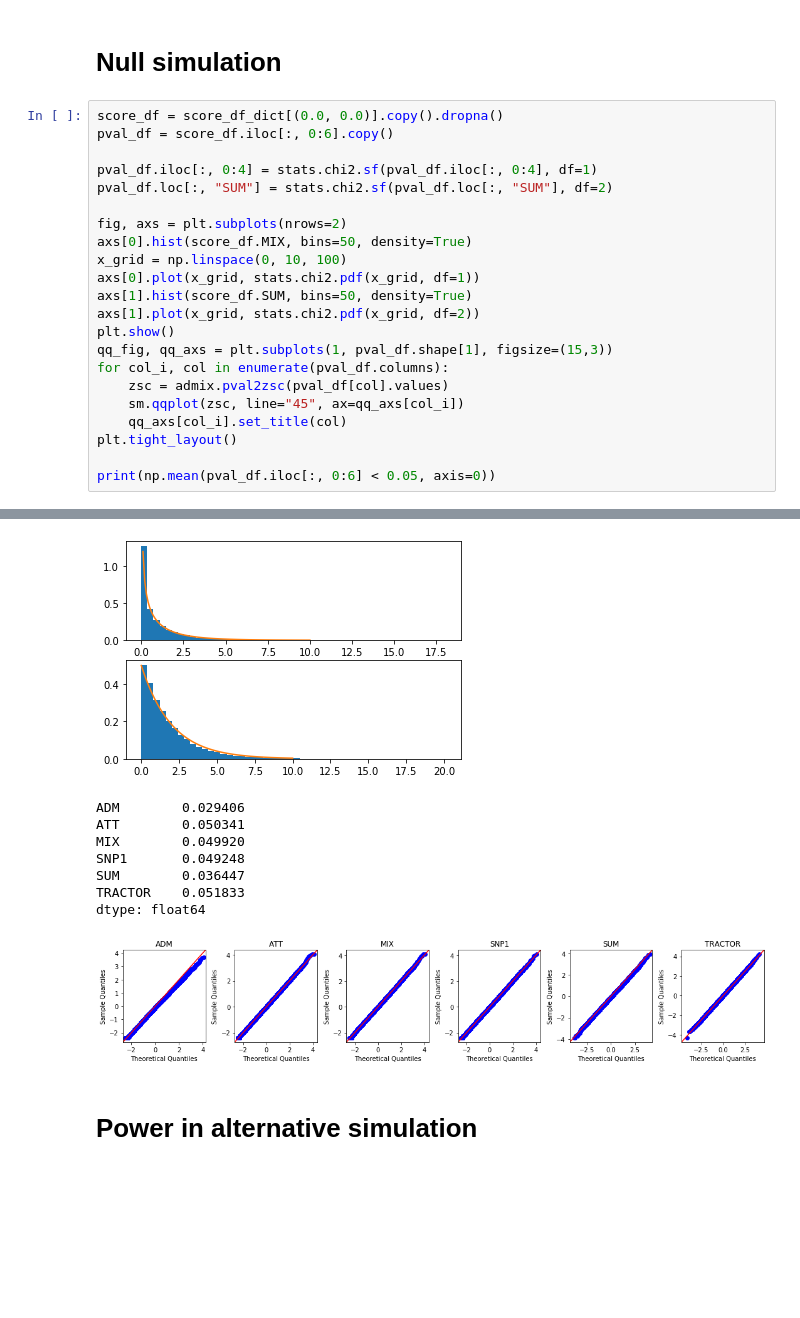
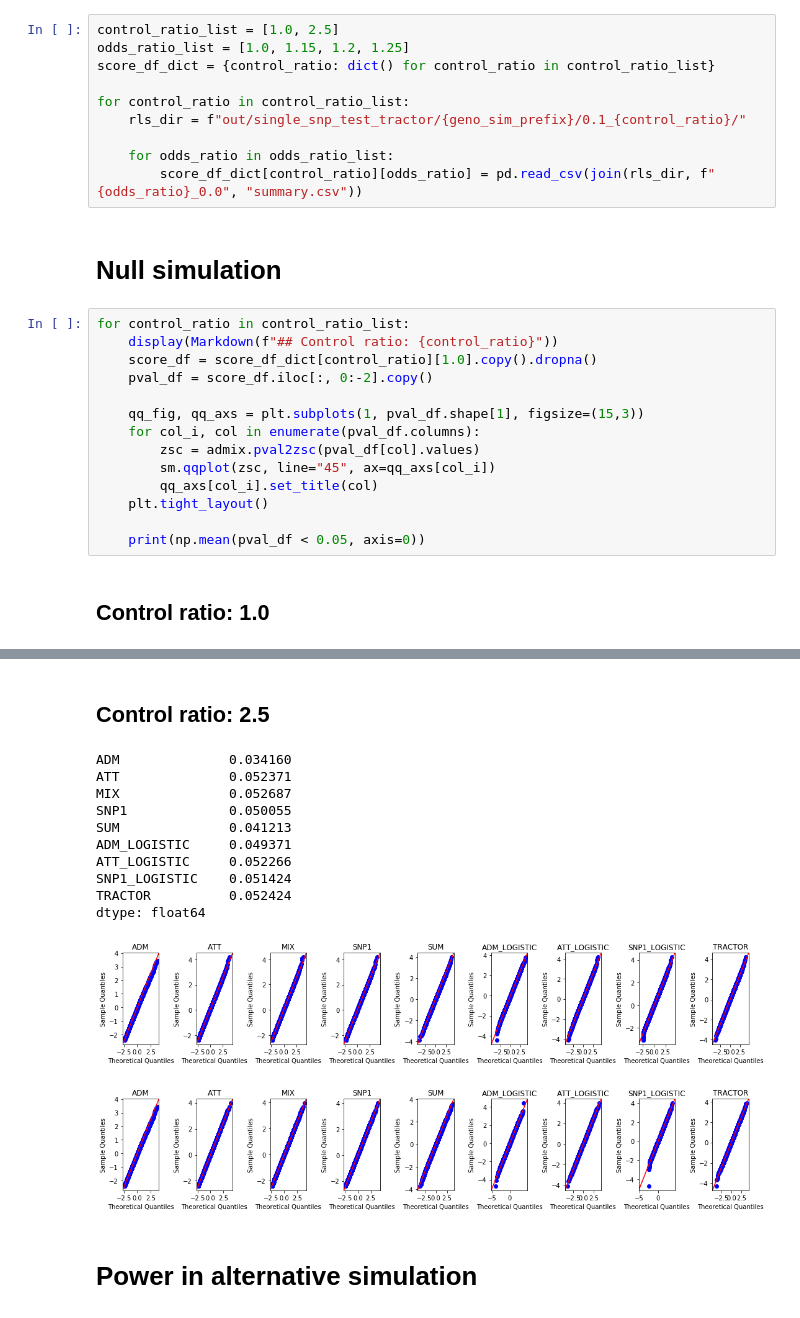
Before and after one commit to bogdanlab/tractor-response, a Jupyter notebook: power.ipynb, the cells around one changed output, grey strips where cells are left out. Cells and saved outputs as stored; diff of their text form; blank space fills up the shorter version.

Commit message:
update power results using odds ratio

```diff
--- a/power.ipynb
+++ b/power.ipynb
@@ -73,25 +58,28 @@ for var_g, cov in param_list:
+# %%
+control_ratio_list = [1.0, 2.5]
+odds_ratio_list = [1.0, 1.15, 1.2, 1.25]
+score_df_dict = {control_ratio: dict() for control_ratio in control_ratio_list}
+
+for control_ratio in control_ratio_list:
+    rls_dir = f"out/single_snp_test_tractor/{geno_sim_prefix}/0.1_{control_ratio}/"
+
+    for odds_ratio in odds_ratio_list:
+        score_df_dict[control_ratio][odds_ratio] = pd.read_csv(join(rls_dir, f"{odds_ratio}_0.0", "summary.csv"))
 # %% [markdown]
 # Null simulation
 # %%
-score_df = score_df_dict[(0.0, 0.0)].copy().dropna()
-pval_df = score_df.iloc[:, 0:6].copy()
+for control_ratio in control_ratio_list:
+    display(Markdown(f"## Control ratio: {control_ratio}"))
+    score_df = score_df_dict[control_ratio][1.0].copy().dropna()
+    pval_df = score_df.iloc[:, 0:-2].copy()
 
-pval_df.iloc[:, 0:4] = stats.chi2.sf(pval_df.iloc[:, 0:4], df=1)
-pval_df.loc[:, "SUM"] = stats.chi2.sf(pval_df.loc[:, "SUM"], df=2)
+    qq_fig, qq_axs = plt.subplots(1, pval_df.shape[1], figsize=(15,3))
+    for col_i, col in enumerate(pval_df.columns):
+        zsc = admix.pval2zsc(pval_df[col].values)
+        sm.qqplot(zsc, line="45", ax=qq_axs[col_i])
+        qq_axs[col_i].set_title(col)
+    plt.tight_layout()
 
-fig, axs = plt.subplots(nrows=2)
-axs[0].hist(score_df.MIX, bins=50, density=True)
-x_grid = np.linspace(0, 10, 100)
-axs[0].plot(x_grid, stats.chi2.pdf(x_grid, df=1))
-axs[1].hist(score_df.SUM, bins=50, density=True)
-axs[1].plot(x_grid, stats.chi2.pdf(x_grid, df=2))
-plt.show()
-qq_fig, qq_axs = plt.subplots(1, pval_df.shape[1], figsize=(15,3))
-for col_i, col in enumerate(pval_df.columns):
-    zsc = admix.pval2zsc(pval_df[col].values)
-    sm.qqplot(zsc, line="45", ax=qq_axs[col_i])
-    qq_axs[col_i].set_title(col)
-plt.tight_layout()
-
-print(np.mean(pval_df.iloc[:, 0:6] < 0.05, axis=0))
+    print(np.mean(pval_df < 0.05, axis=0))
 # %% [output]
+## Control ratio: 1.0
@@ -98,12 +96,16 @@ print(np.mean(pval_df.iloc[:, 0:6] < 0.05, axis=0))
+## Control ratio: 2.5
+ADM              0.034160
+ATT              0.052371
+MIX              0.052687
+SNP1             0.050055
+SUM              0.041213
+ADM_LOGISTIC     0.049371
+ATT_LOGISTIC     0.052266
+SNP1_LOGISTIC    0.051424
+TRACTOR          0.052424
+dtype: float64
-[figure, old version]
+[figure, new version]
-ADM        0.029406
-ATT        0.050341
-MIX        0.049920
-SNP1       0.049248
-SUM        0.036447
-TRACTOR    0.051833
-dtype: float64
-[figure, old version]
+[figure, new version]
 # %% [markdown]
 # Power in alternative simulation
 # %%
```
Also changed, not shown: parts of 7 cells of this notebook, 2 other files.
